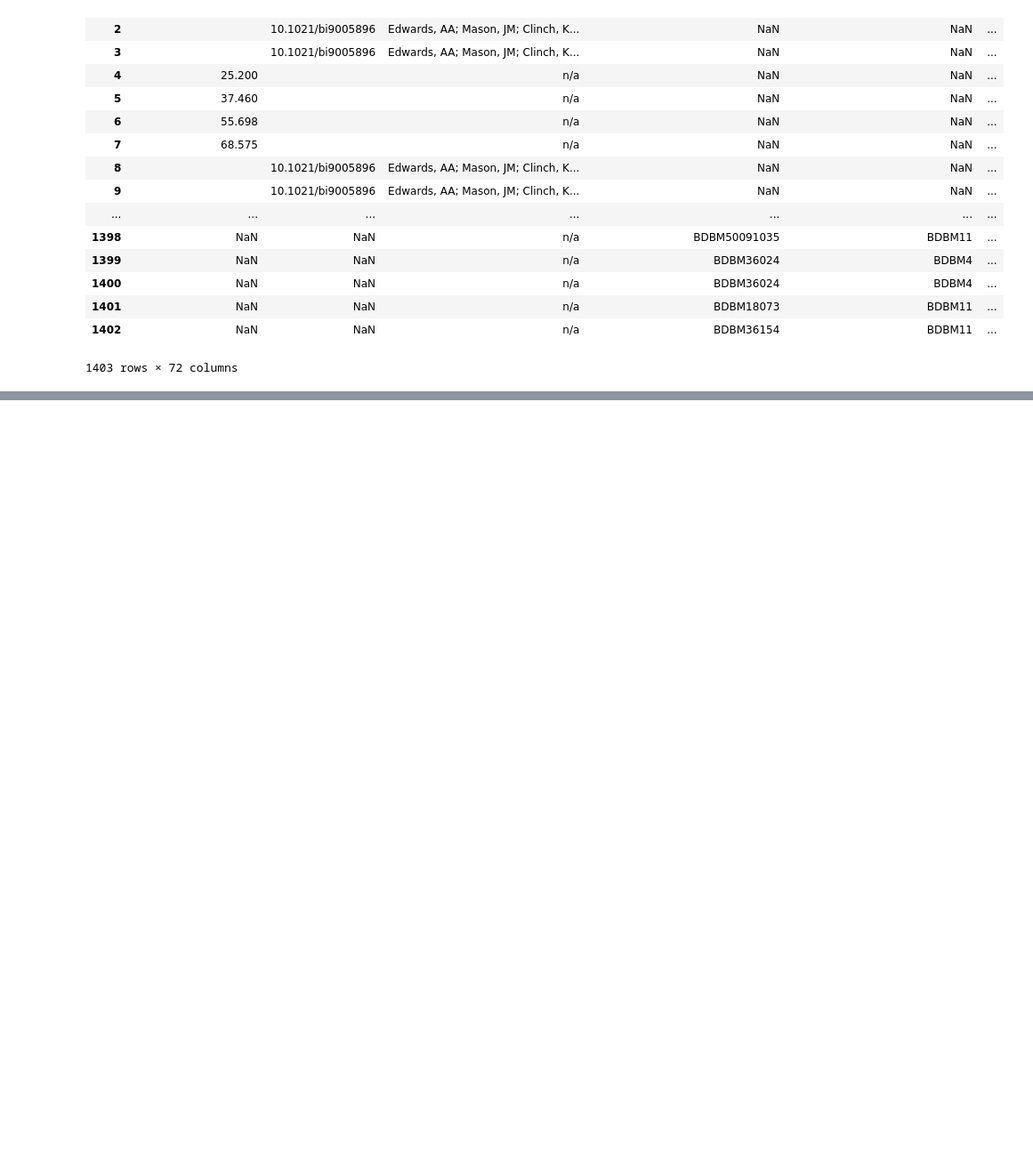
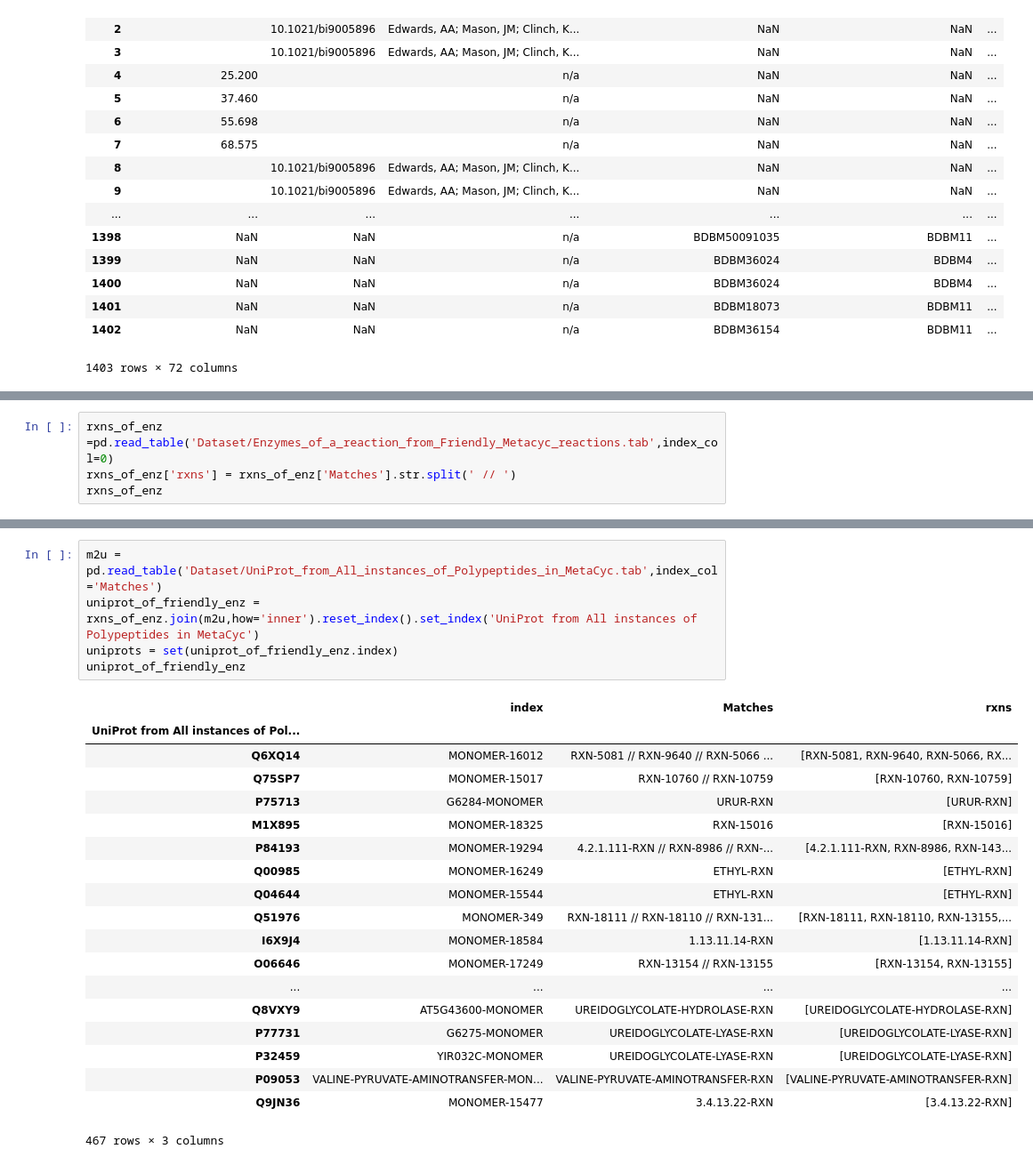
Before and after one commit to PNNL-CompBio/graph-neural-networks, a Jupyter notebook: MetaCyc and Equilibrator to XYZ.ipynb, the cells around one changed output, grey strips where cells are left out. Shown at 89% size. Saved outputs shown, nothing was run; the diff lists cells and outputs as text; blank space fills up the shorter version.

Commit message:
Added dataset for metacyc

```diff
--- a/MetaCyc and Equilibrator to XYZ.ipynb
+++ b/MetaCyc and Equilibrator to XYZ.ipynb
@@ -343,0 +368,4 @@ molecule_data
+# %%
+rxns_of_enz =pd.read_table('Dataset/Enzymes_of_a_reaction_from_Friendly_Metacyc_reactions.tab',index_col=0)
+rxns_of_enz['rxns'] = rxns_of_enz['Matches'].str.split(' // ')
+rxns_of_enz
@@ -343,0 +441,25 @@ molecule_data
+# %%
+m2u = pd.read_table('Dataset/UniProt_from_All_instances_of_Polypeptides_in_MetaCyc.tab',index_col='Matches')
+uniprot_of_friendly_enz = rxns_of_enz.join(m2u,how='inner').reset_index().set_index('UniProt from All instances of Polypeptides in MetaCyc')
+uniprots = set(uniprot_of_friendly_enz.index)
+uniprot_of_friendly_enz
+# %% [output]
+|  | index | Matches | rxns |
+| UniProt from All instances of Pol... |  |  |  |
+| Q6XQ14 | MONOMER-16012 | RXN-5081 // RXN-9640 // RXN-5066 ... | [RXN-5081, RXN-9640, RXN-5066, RX... |
+| Q75SP7 | MONOMER-15017 | RXN-10760 // RXN-10759 | [RXN-10760, RXN-10759] |
+| P75713 | G6284-MONOMER | URUR-RXN | [URUR-RXN] |
+| M1X895 | MONOMER-18325 | RXN-15016 | [RXN-15016] |
+| P84193 | MONOMER-19294 | 4.2.1.111-RXN // RXN-8986 // RXN-... | [4.2.1.111-RXN, RXN-8986, RXN-143... |
+| Q00985 | MONOMER-16249 | ETHYL-RXN | [ETHYL-RXN] |
+| Q04644 | MONOMER-15544 | ETHYL-RXN | [ETHYL-RXN] |
+| Q51976 | MONOMER-349 | RXN-18111 // RXN-18110 // RXN-131... | [RXN-18111, RXN-18110, RXN-13155,... |
+| I6X9J4 | MONOMER-18584 | 1.13.11.14-RXN | [1.13.11.14-RXN] |
+| O06646 | MONOMER-17249 | RXN-13154 // RXN-13155 | [RXN-13154, RXN-13155] |
+| ... | ... | ... | ... |
+| Q8VXY9 | AT5G43600-MONOMER | UREIDOGLYCOLATE-HYDROLASE-RXN | [UREIDOGLYCOLATE-HYDROLASE-RXN] |
+| P77731 | G6275-MONOMER | UREIDOGLYCOLATE-LYASE-RXN | [UREIDOGLYCOLATE-LYASE-RXN] |
+| P32459 | YIR032C-MONOMER | UREIDOGLYCOLATE-LYASE-RXN | [UREIDOGLYCOLATE-LYASE-RXN] |
+| P09053 | VALINE-PYRUVATE-AMINOTRANSFER-MON... | VALINE-PYRUVATE-AMINOTRANSFER-RXN | [VALINE-PYRUVATE-AMINOTRANSFER-RXN] |
+| Q9JN36 | MONOMER-15477 | 3.4.13.22-RXN | [3.4.13.22-RXN] |
+467 rows × 3 columns
```
Also changed, not shown: parts of 18 cells of this notebook, 5 other files.
